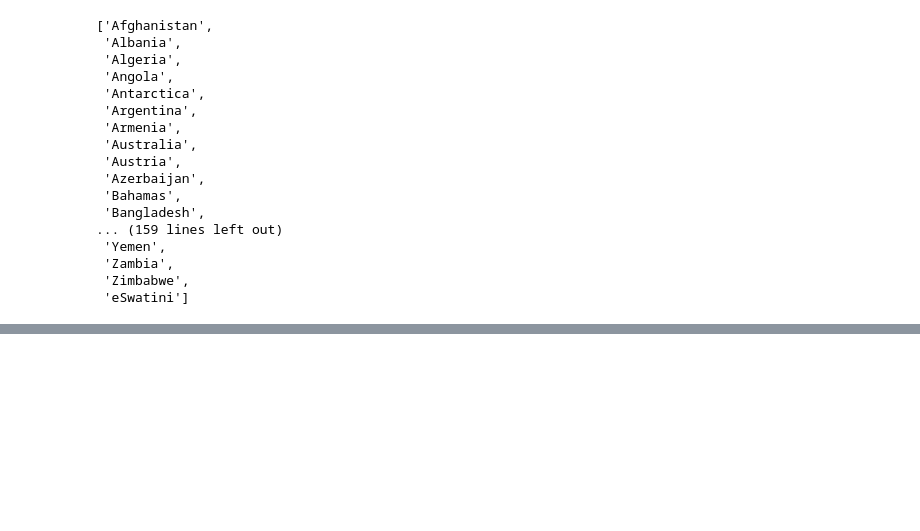
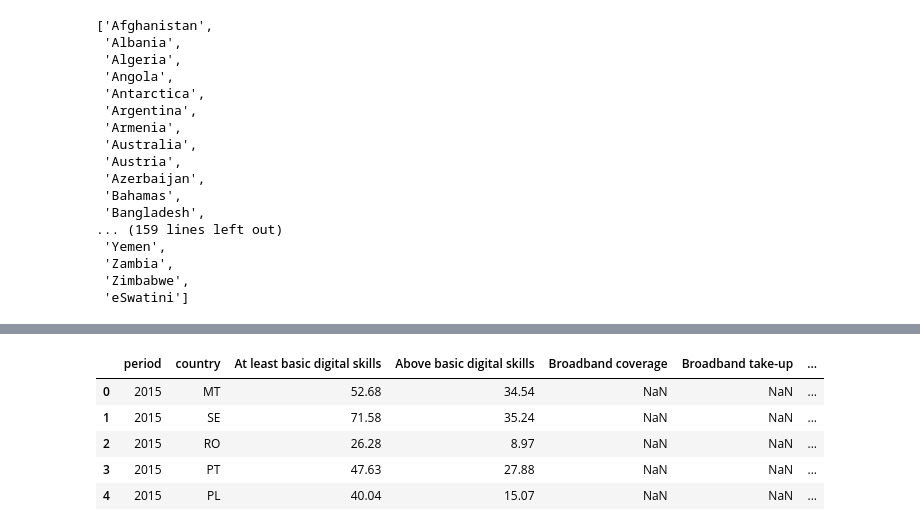
Before and after one commit to p4ku/digital-divide, a Jupyter notebook: apps/digital_skills/data_merge.ipynb, the cells around one changed output, grey strips where cells are left out. Saved outputs shown, nothing was run; the diff lists cells and outputs as text; code cells hidden in the pictures; blank space fills up the shorter version.

```diff
--- a/apps/digital_skills/data_merge.ipynb
+++ b/apps/digital_skills/data_merge.ipynb
@@ -196,2 +258,14 @@ merged_df['country_name'] = merged_df['country'].apply(lambda x: country_codes[x
+# %%
+merged_df = merged_df.merge(gvt_df,right_on=['CountryCode','Date'],left_on=['ISO','period'],how='left')
+merged_df.drop(['CountryCode'],axis=1,inplace=True)
+# %%
+merged_df.head()
+# %% [output]
+|  | period | country | At least basic digital skills | Above basic digital skills | Broadband coverage | Broadband take-up | ... |
+| 0 | 2015 | MT | 52.68 | 34.54 | NaN | NaN | ... |
+| 1 | 2015 | SE | 71.58 | 35.24 | NaN | NaN | ... |
+| 2 | 2015 | RO | 26.28 | 8.97 | NaN | NaN | ... |
+| 3 | 2015 | PT | 47.63 | 27.88 | NaN | NaN | ... |
+| 4 | 2015 | PL | 40.04 | 15.07 | NaN | NaN | ... |
 # %%
 merged_df.to_csv('digital_skills.csv')
```
Also changed, not shown: parts of 10 cells of this notebook, 6 other files.
